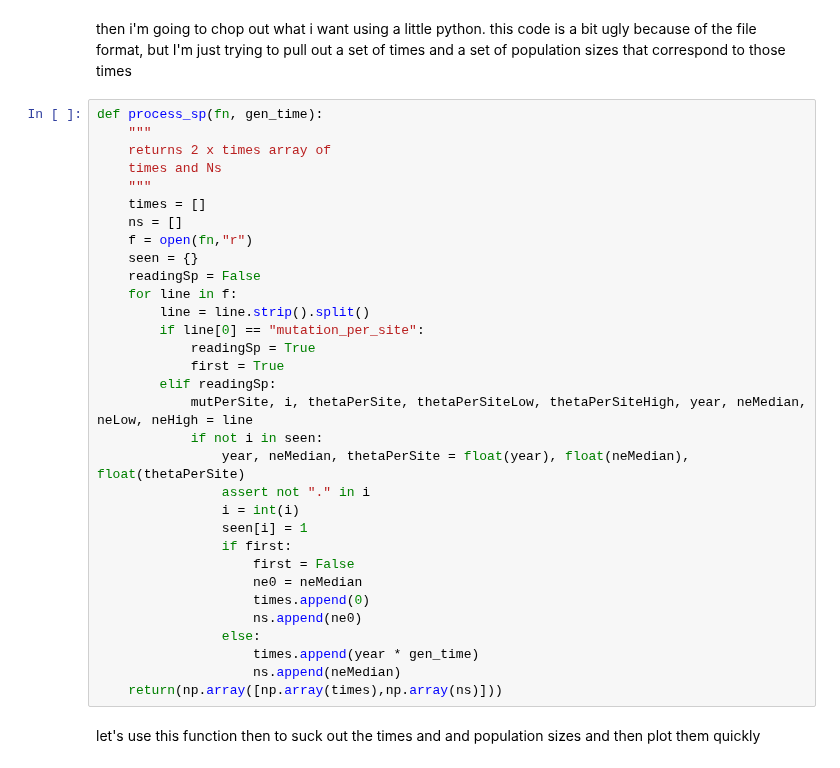
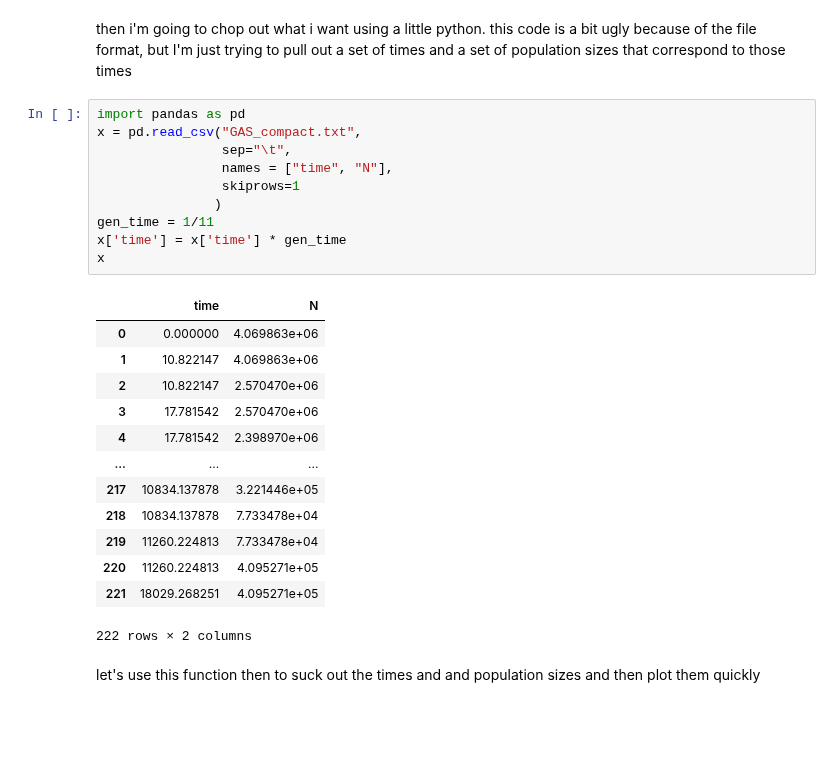
Before and after one commit to popsim-consortium/workshops, a Jupyter notebook: adding_species/contributing.ipynb, the cells around one changed output. Saved outputs shown, nothing was run; the diff lists cells and outputs as text; blank space fills up the shorter version.

```diff
--- a/adding_species/contributing.ipynb
+++ b/adding_species/contributing.ipynb
@@ -284,38 +275,30 @@ GAS.meru_mela.sfs.s 100%[===================>]  46.59K  93.2KB/s    in 0.5s
 # %% [markdown]
 then i'm going to chop out what i want using a little python. this code is a bit ugly
 because of the file format, but I'm just trying to pull out a set of times and a set of population sizes that correspond to those times
-# %%
-def process_sp(fn, gen_time):
-    """
-    returns 2 x times array of
-    times and Ns
-    """
-    times = []
-    ns = []
-    f = open(fn,"r")
-    seen = {}
-    readingSp = False
-    for line in f:
-        line = line.strip().split()
-        if line[0] == "mutation_per_site":
-            readingSp = True
-            first = True
-        elif readingSp:
-            mutPerSite, i, thetaPerSite, thetaPerSiteLow, thetaPerSiteHigh, year, neMedian, neLow, neHigh = line
-            if not i in seen:
-                year, neMedian, thetaPerSite = float(year), float(neMedian), float(thetaPerSite)
-                assert not "." in i
-                i = int(i)
-                seen[i] = 1
-                if first:
-                    first = False
-                    ne0 = neMedian
-                    times.append(0)
-                    ns.append(ne0)
-                else:
-                    times.append(year * gen_time)
-                    ns.append(neMedian)
-    return(np.array([np.array(times),np.array(ns)]))
+# %%
+import pandas as pd
+x = pd.read_csv("GAS_compact.txt",
+                sep="\t",
+                names = ["time", "N"],
+                skiprows=1
+               )
+gen_time = 1/11
+x['time'] = x['time'] * gen_time
+x
+# %% [output]
+|  | time | N |
+| 0 | 0.000000 | 4.069863e+06 |
+| 1 | 10.822147 | 4.069863e+06 |
+| 2 | 10.822147 | 2.570470e+06 |
+| 3 | 17.781542 | 2.570470e+06 |
+| 4 | 17.781542 | 2.398970e+06 |
+| ... | ... | ... |
+| 217 | 10834.137878 | 3.221446e+05 |
+| 218 | 10834.137878 | 7.733478e+04 |
+| 219 | 11260.224813 | 7.733478e+04 |
+| 220 | 11260.224813 | 4.095271e+05 |
+| 221 | 18029.268251 | 4.095271e+05 |
+222 rows × 2 columns
 # %% [markdown]
 let's use this function then to suck out the times and and population sizes and then plot them quickly
 # %%
```
Also changed, not shown: parts of 7 cells of this notebook.
